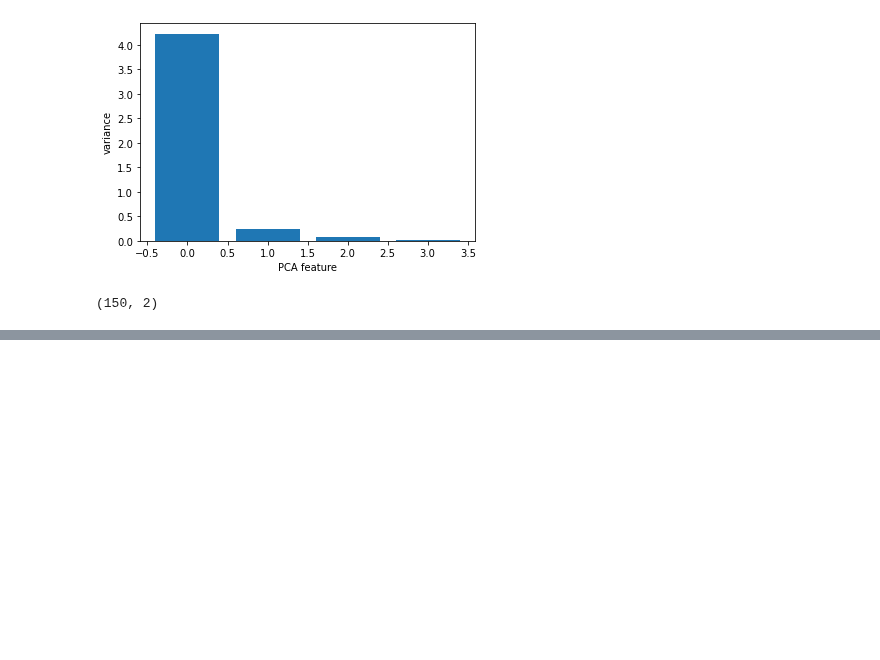
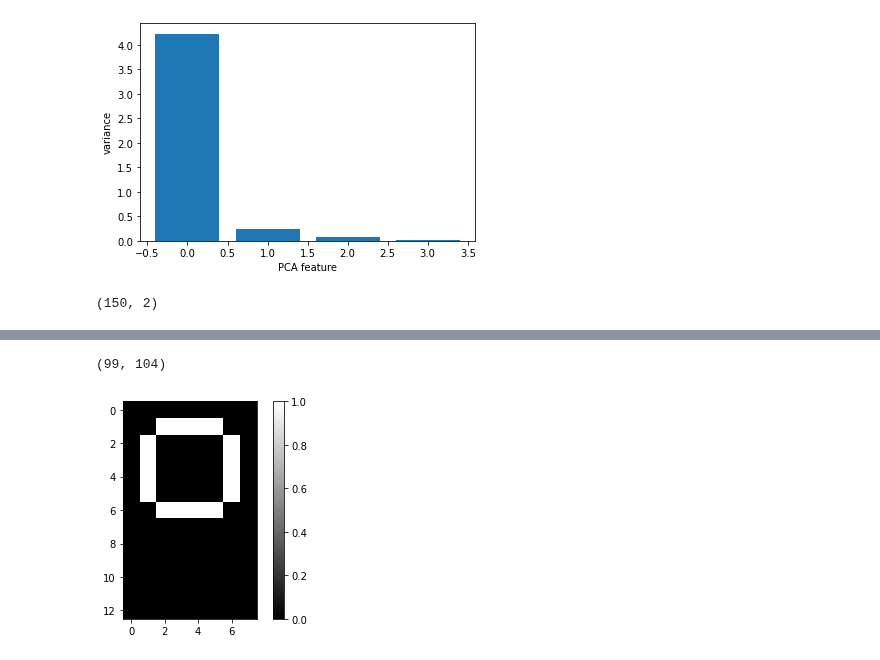
Before and after one commit to AkhilVinayakp/machine_Learning_Algorithms_python, a Jupyter notebook: ml_camp/unsuper.ipynb, the cells around one changed output, grey strips where cells are left out. Drawn from its saved outputs; the diff is of its cells as text; code cells hidden in the pictures; blank space fills up the shorter version.

```diff
--- a/ml_camp/unsuper.ipynb
+++ b/ml_camp/unsuper.ipynb
@@ -477,0 +572,11 @@ print(trans.shape)
+# %%
+# resconstructing
+re = np.dot(ft,nmf.components_)
+# %%
+re.shape
+# %% [output]
+(99, 104)
+# %%
+show(re[0,:])
+# %% [output]
+[figure, added]
```
Also changed, not shown: parts of 20 cells of this notebook.
